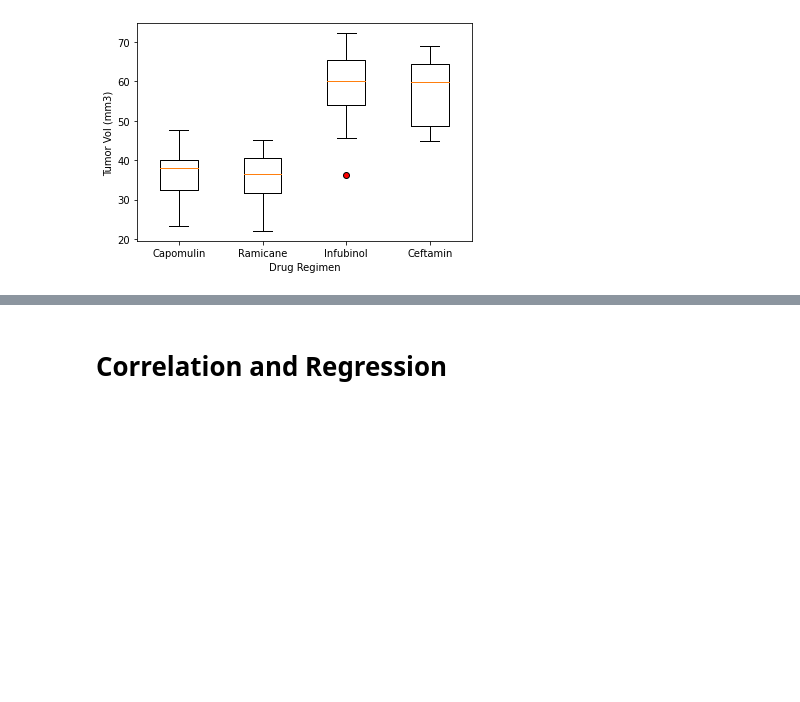
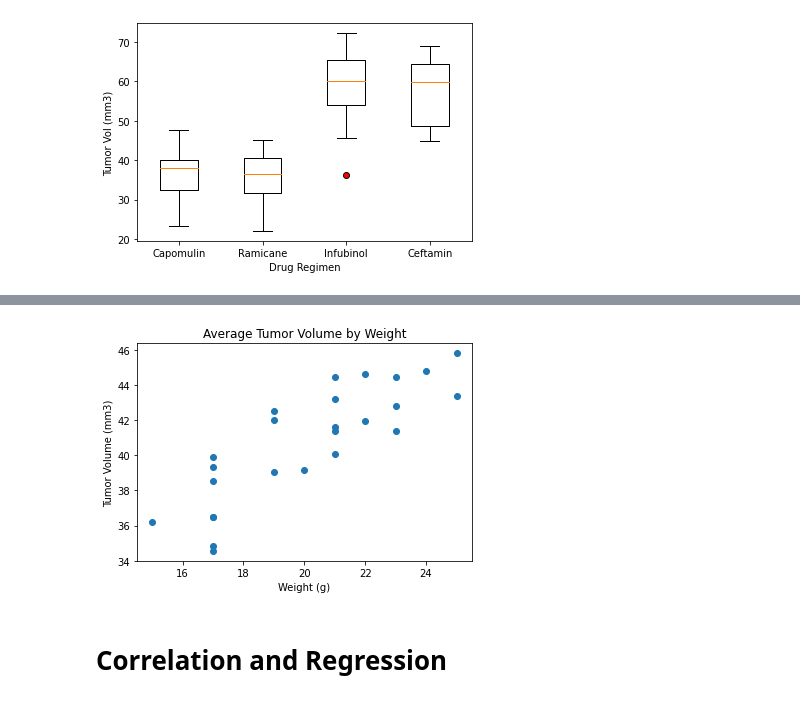
Before and after one commit to leomgarduno/matplotlib_challenge, a Jupyter notebook: Pymaceuticals.ipynb, the cells around one changed output, grey strips where cells are left out. Saved outputs shown, nothing was run; the diff lists cells and outputs as text; code cells hidden in the pictures; blank space fills up the shorter version.

```diff
--- a/Pymaceuticals.ipynb
+++ b/Pymaceuticals.ipynb
@@ -300,12 +308,16 @@ cap_timevsvol_df
 # %%
 # Generate a scatter plot of average tumor volume vs. mouse weight for the Capomulin regimen
 
-plt.scatter(cap_average_tumor_vol['Weight (g)'],cap_average_tumor_vol['Tumor Volume (mm3)'])
-clb = plt.colorbar()
-plt.xlabel("Weight")
-plt.ylabel("y")
-clb.set_label("Median")
+capomulin_avg = capomulin_df.groupby(["Mouse ID"]).mean()
+x = capomulin_avg["Weight (g)"]
+y = capomulin_avg["Tumor Volume (mm3)"]
+plt.scatter(x, y)
+plt.xlabel("Weight (g)")
+plt.ylabel("Tumor Volume (mm3)")
+plt.title('Average Tumor Volume by Weight')
 plt.show()
+# %% [output]
+[figure, added]
 # %% [markdown]
 # Correlation and Regression
 # %%
```
Also changed, not shown: parts of 1 cell of this notebook.
